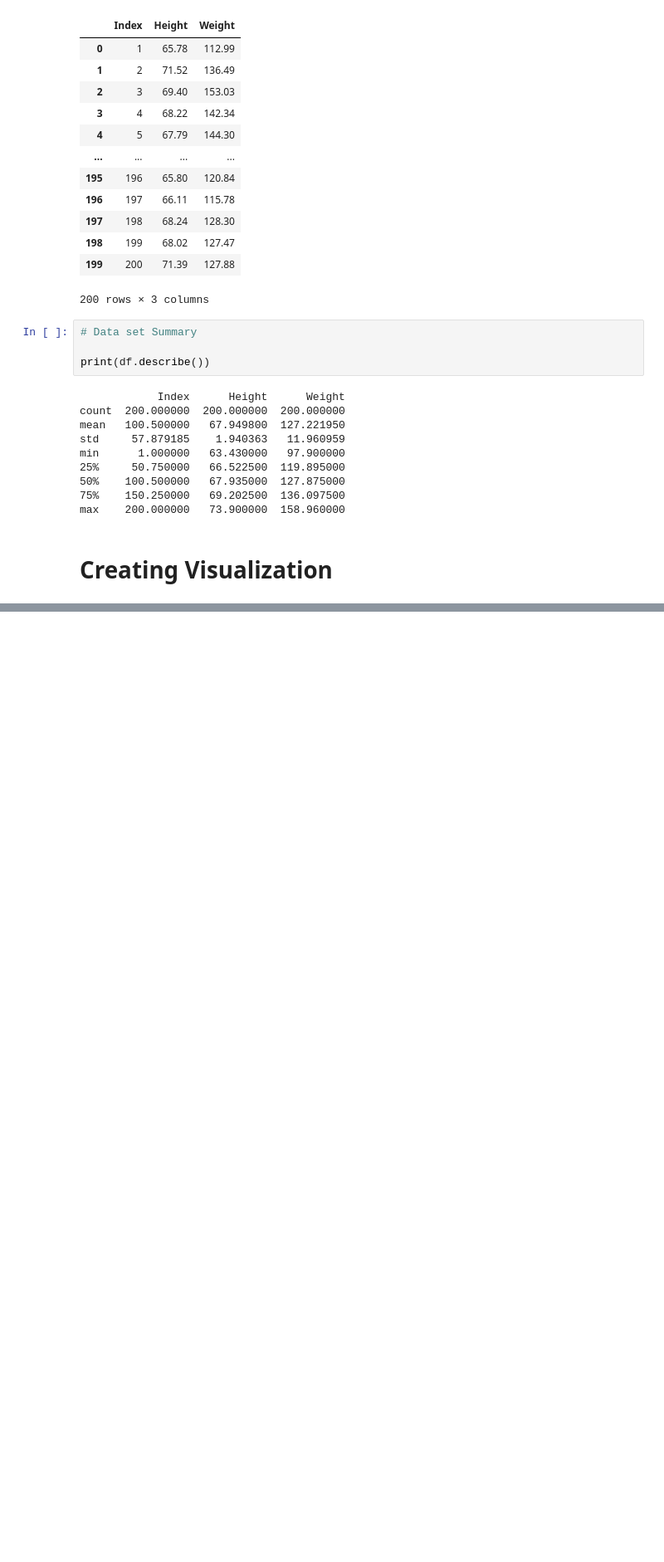
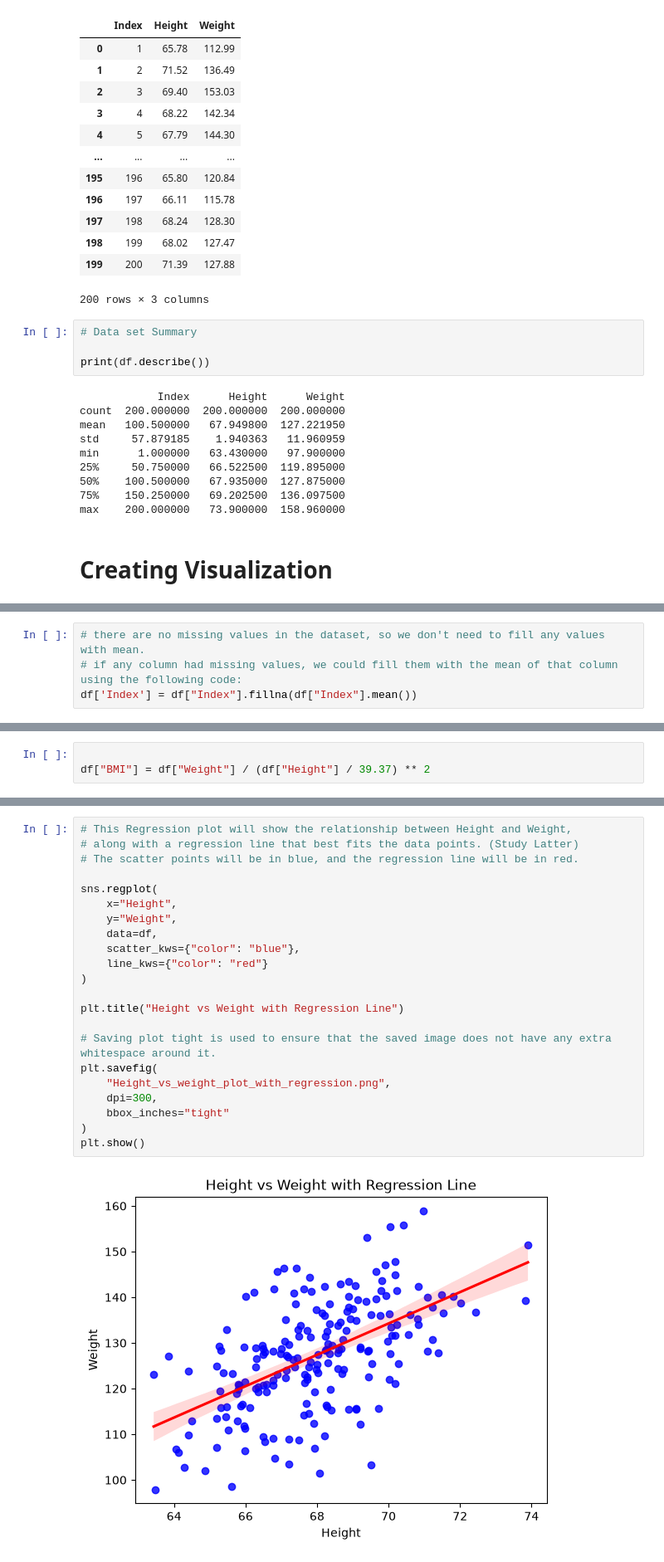
Before and after one commit to gursimranai/AI-ML-Journey, a Jupyter notebook: 12-Practice/ML/Other-Examples/Data-Cleaning/Example-1.ipynb, the cells around one changed output, grey strips where cells are left out. Shown at 83% size. Cells and saved outputs as stored; diff of their text form; blank space fills up the shorter version.

```diff
--- a/12-Practice/ML/Other-Examples/Data-Cleaning/Example-1.ipynb
+++ b/12-Practice/ML/Other-Examples/Data-Cleaning/Example-1.ipynb
@@ -49,0 +70,4 @@ plt.scatter(df["Height"],df["Weight"],linewidths=)
+# %%
+# there are no missing values in the dataset, so we don't need to fill any values with mean.
+# if any column had missing values, we could fill them with the mean of that column using the following code:
+df['Index'] = df["Index"].fillna(df["Index"].mean())
@@ -49,0 +76,3 @@ plt.scatter(df["Height"],df["Weight"],linewidths=)
+# %%
+
+df["BMI"] = df["Weight"] / (df["Height"] / 39.37) ** 2
@@ -49,0 +88,24 @@ plt.scatter(df["Height"],df["Weight"],linewidths=)
+# %%
+# This Regression plot will show the relationship between Height and Weight,
+# along with a regression line that best fits the data points. (Study Latter)
+# The scatter points will be in blue, and the regression line will be in red.
+
+sns.regplot(
+    x="Height",
+    y="Weight",
+    data=df,
+    scatter_kws={"color": "blue"},
+    line_kws={"color": "red"}
+)
+
+plt.title("Height vs Weight with Regression Line")
+
+# Saving plot tight is used to ensure that the saved image does not have any extra whitespace around it.
+plt.savefig(
+    "Height_vs_weight_plot_with_regression.png",
+    dpi=300,
+    bbox_inches="tight"
+)
+plt.show()
+# %% [output]
+[figure, added]
```
Also changed, not shown: parts of 8 cells of this notebook, 1 other file.
